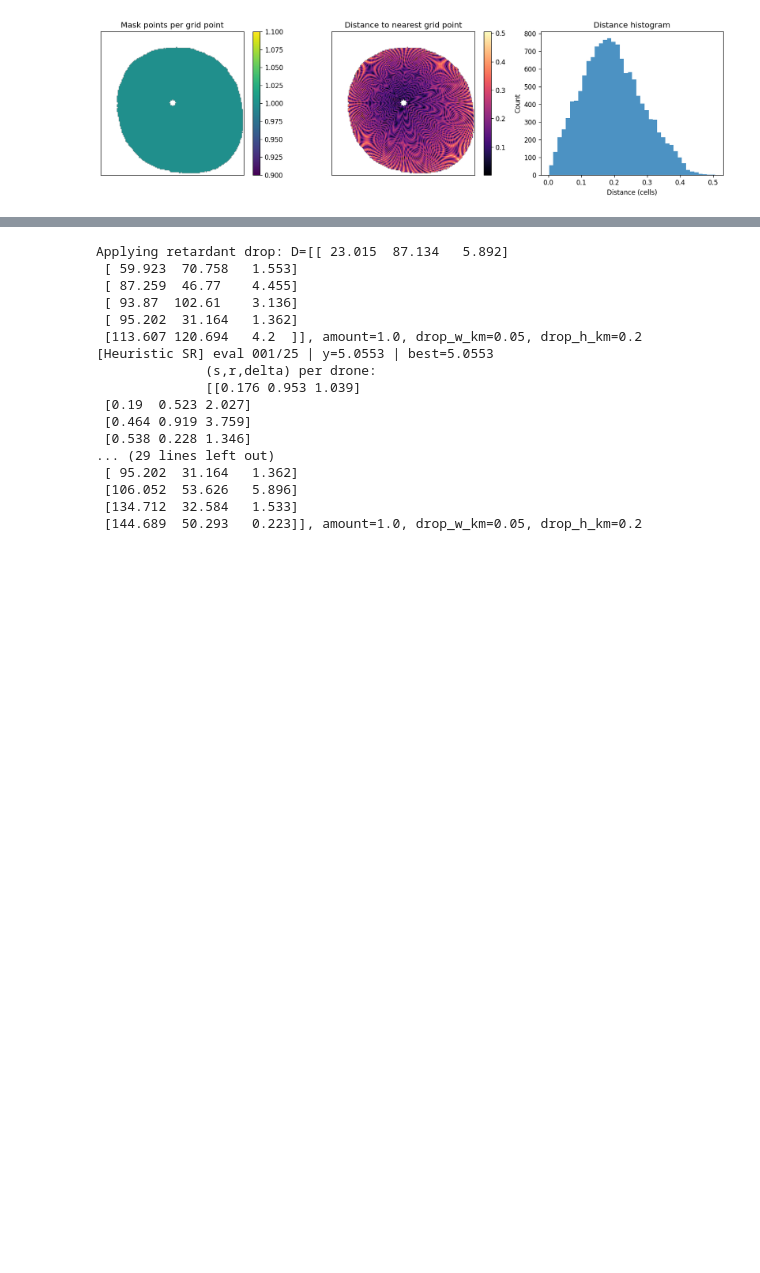
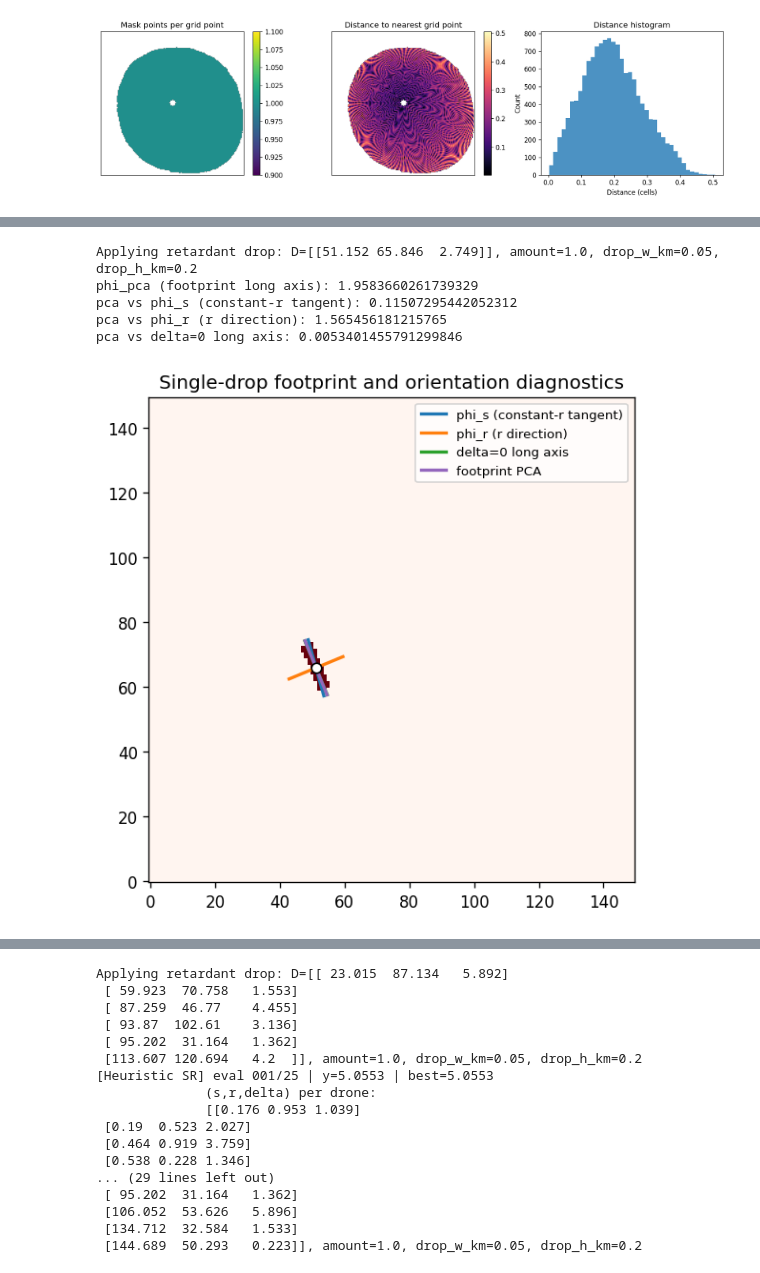
Before and after one commit to joshgreenwa/PyroFinsler, a Jupyter notebook: end_to_end_polar_BO_small.ipynb, the cells around one changed output, grey strips where cells are left out. Drawn from its saved outputs; the diff is of its cells as text; code cells hidden in the pictures; blank space fills up the shorter version.

```diff
--- a/end_to_end_polar_BO_small.ipynb
+++ b/end_to_end_polar_BO_small.ipynb
@@ -214,3 +340,76 @@ Search mask coverage: 0.6242666666666666
+# %%
+# Apply a single drop at this (s,r) with delta=0 and measure the actual footprint angle.
+
+def pca_angle_from_mask(mask):
+    coords = np.column_stack(np.where(mask))
+    if coords.shape[0] < 5:
+        return float("nan")
+    coords = coords.astype(float)
+    coords -= coords.mean(axis=0, keepdims=True)
+    cov = coords.T @ coords / max(coords.shape[0] - 1, 1)
+    eigvals, eigvecs = np.linalg.eigh(cov)
+    v = eigvecs[:, np.argmax(eigvals)]
+    return float(np.arctan2(v[1], v[0]))
+
+
+state = FireState(
+    burning=np.zeros((1, model.env.grid_size[0], model.env.grid_size[1]), dtype=bool),
+    burned=np.zeros((1, model.env.grid_size[0], model.env.grid_size[1]), dtype=bool),
+    burn_remaining_s=np.zeros((1, model.env.grid_size[0], model.env.grid_size[1]), dtype=float),
+    retardant=np.zeros((1, model.env.grid_size[0], model.env.grid_size[1]), dtype=float),
+    t=0,
+)
+
+params = np.array([[xy_lookup[0], xy_lookup[1], phi_model]], dtype=float)
+model.apply_retardant_cartesian(
+    state,
+    params,
+    drop_w_km=model.env.drop_w_km,
+    drop_h_km=model.env.drop_h_km,
+    amount=1.0,
+    avoid_burning=False,
+    forbid_burning_overlap=False,
+    burning_prob_threshold=0.25,
+    cell_cap=None,
+)
+
+mask = state.retardant[0] > 0
+phi_pca = pca_angle_from_mask(mask)
+
+print("phi_pca (footprint long axis):", phi_pca)
+print("pca vs phi_s (constant-r tangent):", float(line_diff(phi_pca, phi_s)))
+print("pca vs phi_r (r direction):", float(line_diff(phi_pca, phi_r)))
+print("pca vs delta=0 long axis:", float(line_diff(phi_pca, phi_long_from_delta)))
+
+# Visualize footprint and overlay expected directions.
+plt.figure(figsize=(6, 5))
+plt.imshow(state.retardant[0].T, origin="lower", aspect="equal", cmap="Reds")
+
+seg = 0.12 * max(model.env.grid_size)
+for ang, color, label in [
+    (phi_s, "tab:blue", "phi_s (constant-r tangent)"),
+    (phi_r, "tab:orange", "phi_r (r direction)"),
+    (phi_long_from_delta, "tab:green", "delta=0 long axis"),
+    (phi_pca, "tab:purple", "footprint PCA"),
+]:
+    if not np.isfinite(ang):
+        continue
+    dx = 0.5 * seg * np.cos(ang)
+    dy = 0.5 * seg * np.sin(ang)
+    plt.plot([xy_lookup[0] - dx, xy_lookup[0] + dx], [xy_lookup[1] - dy, xy_lookup[1] + dy], color=color, linewidth=2, label=label)
+
+plt.scatter([xy_lookup[0]], [xy_lookup[1]], color="white", edgecolor="black", s=40, zorder=3)
+plt.legend(loc="upper right", fontsize=8)
+plt.title("Single-drop footprint and orientation diagnostics")
+plt.tight_layout()
+plt.show()
+# %% [output]
+Applying retardant drop: D=[[51.152 65.846  2.749]], amount=1.0, drop_w_km=0.05, drop_h_km=0.2
+phi_pca (footprint long axis): 1.9583660261739329
+pca vs phi_s (constant-r tangent): 0.11507295442052312
+pca vs phi_r (r direction): 1.565456181215765
+pca vs delta=0 long axis: 0.0053401455791299846
+[figure, added]
 # %%
 # SR sampling diagnostics (random, random_mask, qmc).
 
```
Also changed, not shown: parts of 9 cells of this notebook, 3 other files.
